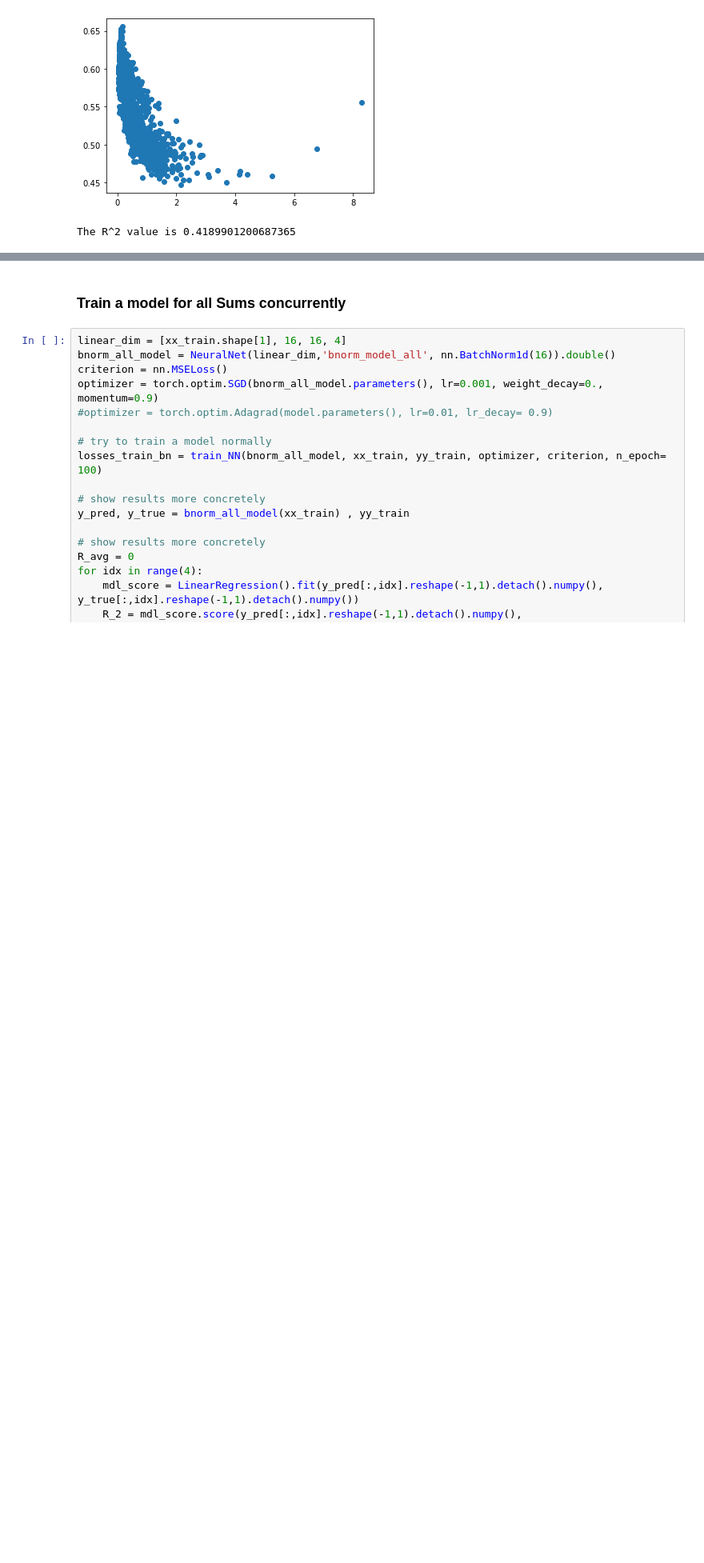
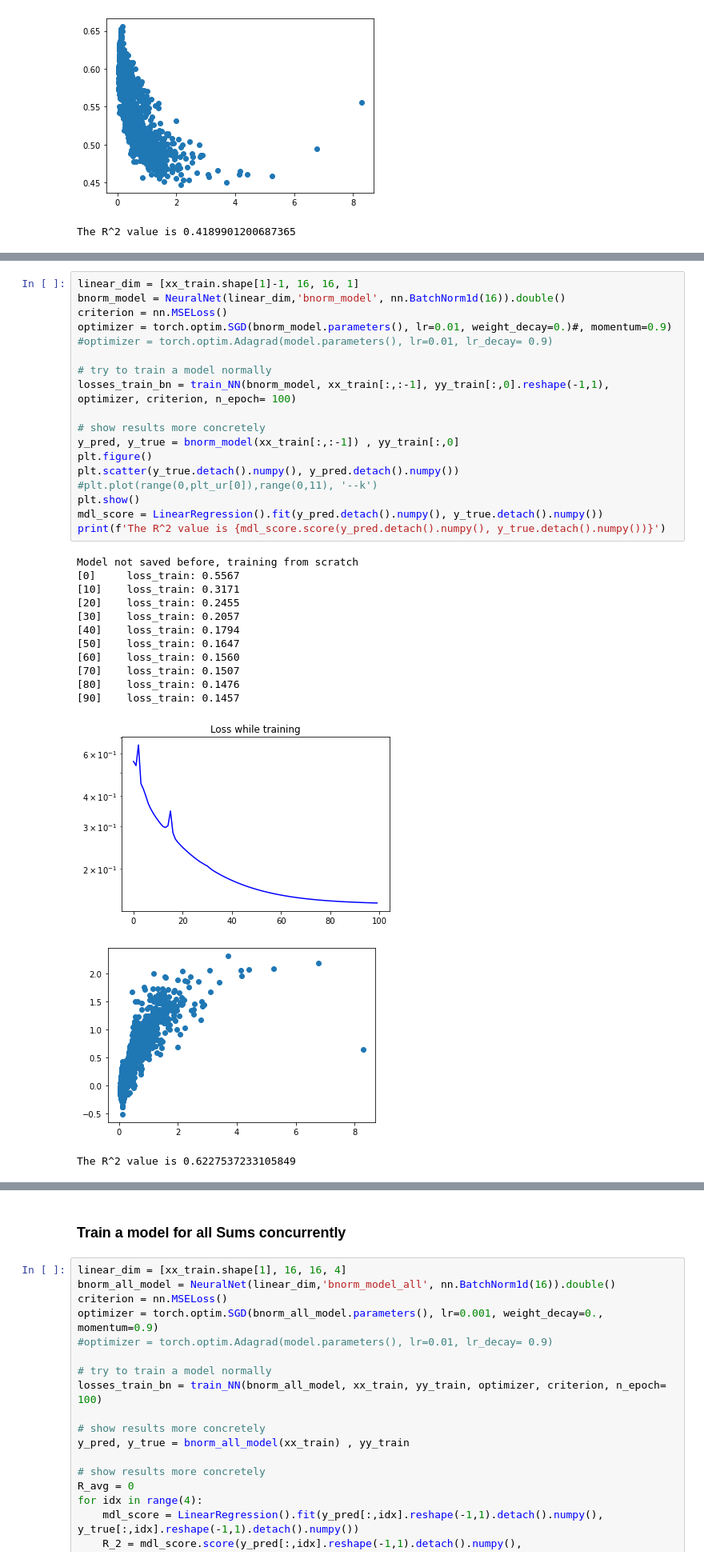
Before and after one commit to Amarques-UCSD/MOx-VOCs_replication, a Jupyter notebook: VOC_Mox.ipynb, the cells around one changed output, grey strips where cells are left out. Shown at 80% size. Drawn from its saved outputs; the diff is of its cells as text; blank space fills up the shorter version.

Commit message:
Bnorm_woT Model

```diff
--- a/VOC_Mox.ipynb
+++ b/VOC_Mox.ipynb
@@ -872,0 +824,33 @@ print(f'The R^2 value is {mdl_score.score(y_pred.detach().numpy(), y_true.detach
+# %%
+linear_dim = [xx_train.shape[1]-1, 16, 16, 1]
+bnorm_model = NeuralNet(linear_dim,'bnorm_model', nn.BatchNorm1d(16)).double()
+criterion = nn.MSELoss()
+optimizer = torch.optim.SGD(bnorm_model.parameters(), lr=0.01, weight_decay=0.)#, momentum=0.9)
+#optimizer = torch.optim.Adagrad(model.parameters(), lr=0.01, lr_decay= 0.9)
+
+# try to train a model normally
+losses_train_bn = train_NN(bnorm_model, xx_train[:,:-1], yy_train[:,0].reshape(-1,1), optimizer, criterion, n_epoch= 100)
+
+# show results more concretely
+y_pred, y_true = bnorm_model(xx_train[:,:-1]) , yy_train[:,0]
+plt.figure()
+plt.scatter(y_true.detach().numpy(), y_pred.detach().numpy())
+#plt.plot(range(0,plt_ur[0]),range(0,11), '--k')
+plt.show()
+mdl_score = LinearRegression().fit(y_pred.detach().numpy(), y_true.detach().numpy())
+print(f'The R^2 value is {mdl_score.score(y_pred.detach().numpy(), y_true.detach().numpy())}')
+# %% [output]
+Model not saved before, training from scratch
+[0]     loss_train: 0.5567
+[10]    loss_train: 0.3171
+[20]    loss_train: 0.2455
+[30]    loss_train: 0.2057
+[40]    loss_train: 0.1794
+[50]    loss_train: 0.1647
+[60]    loss_train: 0.1560
+[70]    loss_train: 0.1507
+[80]    loss_train: 0.1476
+[90]    loss_train: 0.1457
+[figure, added]
+[figure, added]
+The R^2 value is 0.6227537233105849
```
Also changed, not shown: parts of 10 cells of this notebook, 2 other files.
